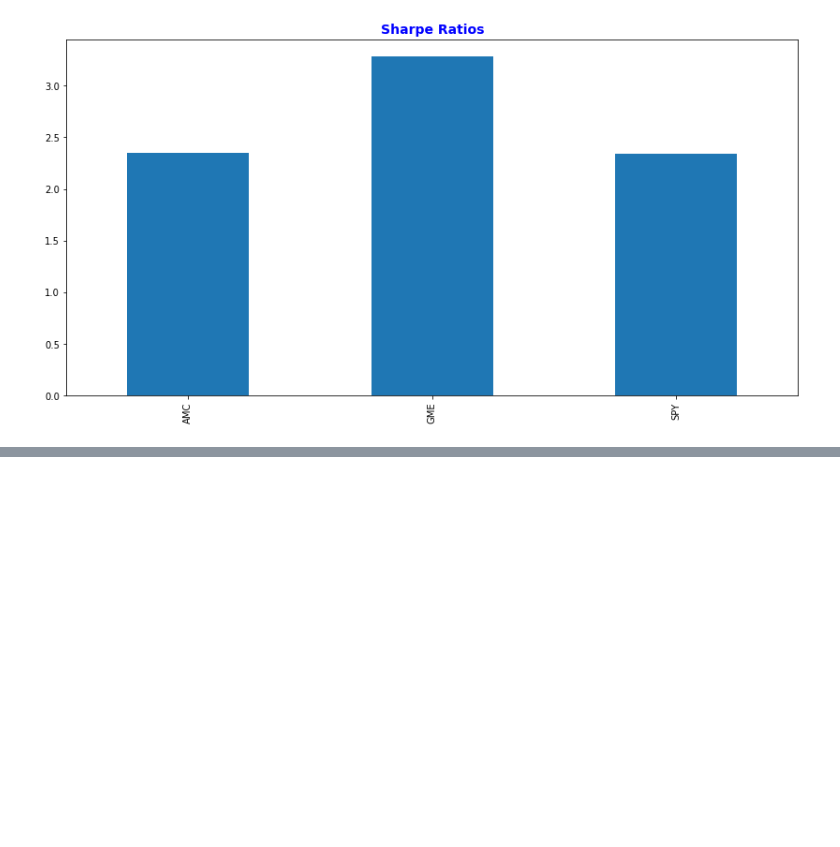
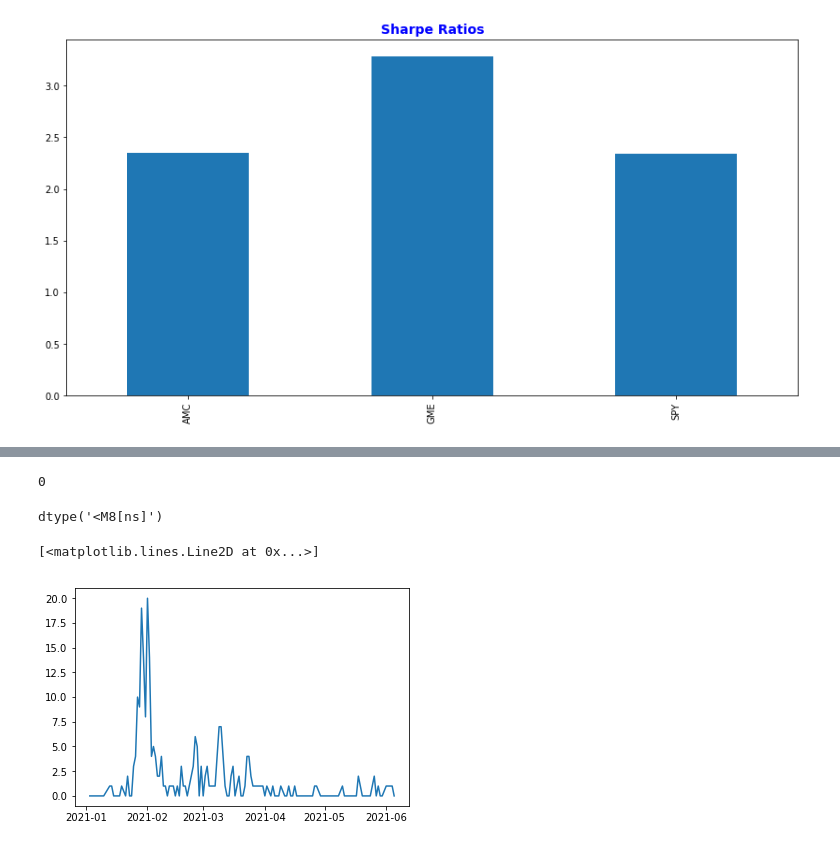
Before and after one commit to iAmSeanzie/Group_MemeStock_Project, a Jupyter notebook: Meme_graphs.ipynb, the cells around one changed output, grey strips where cells are left out. Cells and saved outputs as stored; diff of their text form; code cells hidden in the pictures; blank space fills up the shorter version.

Commit message:
moved Wall Street bets and merge notebooks into meme graphs notebook

```diff
--- a/Meme_graphs.ipynb
+++ b/Meme_graphs.ipynb
@@ -111,0 +288,3 @@ NameError: name 'MCSimulation' is not defined
+# %%
+wallstreetbets_data.drop(columns = ['created', 'body'], inplace = True)
+wallstreetbets_data
@@ -111,0 +307,9 @@ NameError: name 'MCSimulation' is not defined
+# %%
+mylist = ['GME', 'GameStop', 'AMC']
+pattern = '|'.join(mylist)
+
+pattern
+'GME | GameStop | AMC'
+
+wallstreetbets_data['mentions'] = wallstreetbets_data.title.str.contains(pattern)
+wallstreetbets_data
@@ -111,0 +330,3 @@ NameError: name 'MCSimulation' is not defined
+# %%
+wallstreetbets_mentions = wallstreetbets_data.groupby(wallstreetbets_data.index)['mentions'].sum()
+wallstreetbets_mentions
@@ -111,0 +362,18 @@ NameError: name 'MCSimulation' is not defined
+# %%
+wallstreetbets_mentions.index.isnull().sum()
+# %% [output]
+0
+# %%
+wallstreetbets_mentions_plot = wallstreetbets_mentions
+wallstreetbets_mentions_plot.index = pd.to_datetime(wallstreetbets_mentions_plot.index)
+wallstreetbets_mentions_plot = wallstreetbets_mentions_plot.loc['2021-01-01':]
+# %%
+wallstreetbets_mentions_plot.index.dtype
+# %% [output]
+dtype('<M8[ns]')
+# %%
+import matplotlib.pyplot as plt
+plt.plot(wallstreetbets_mentions_plot[wallstreetbets_mentions_plot.index])
+# %% [output]
+[<matplotlib.lines.Line2D at 0x...>]
+[figure, added]
```
Also changed, not shown: parts of 30 cells of this notebook, 4 other files.
